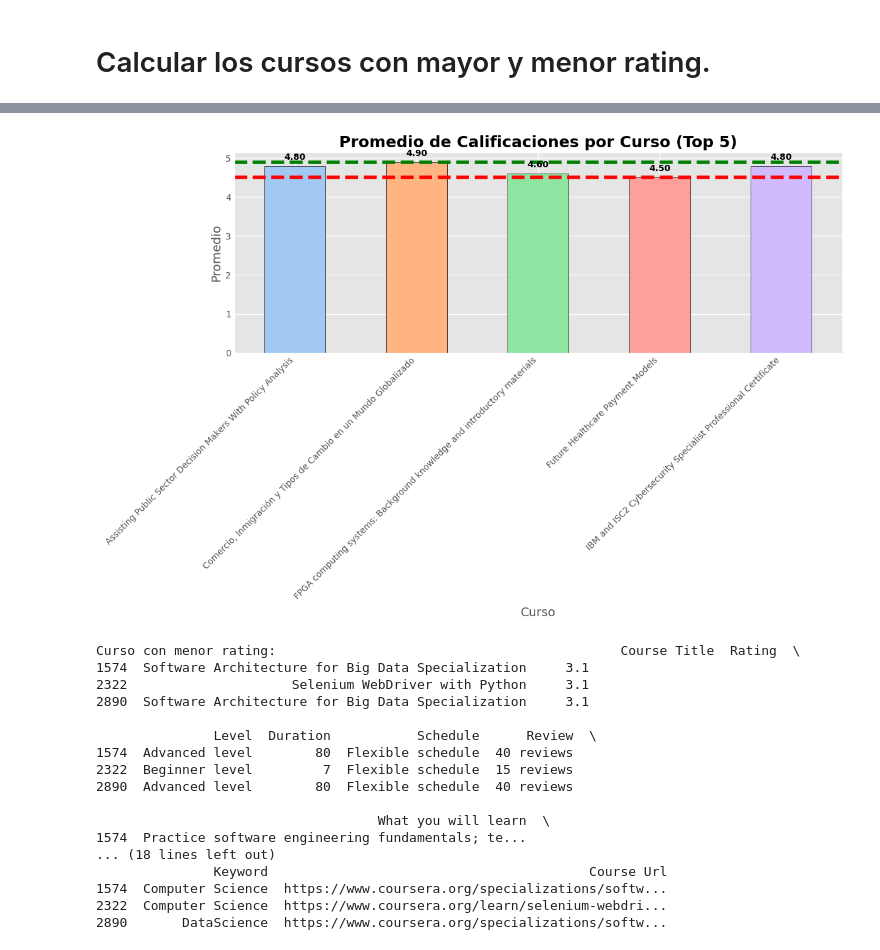
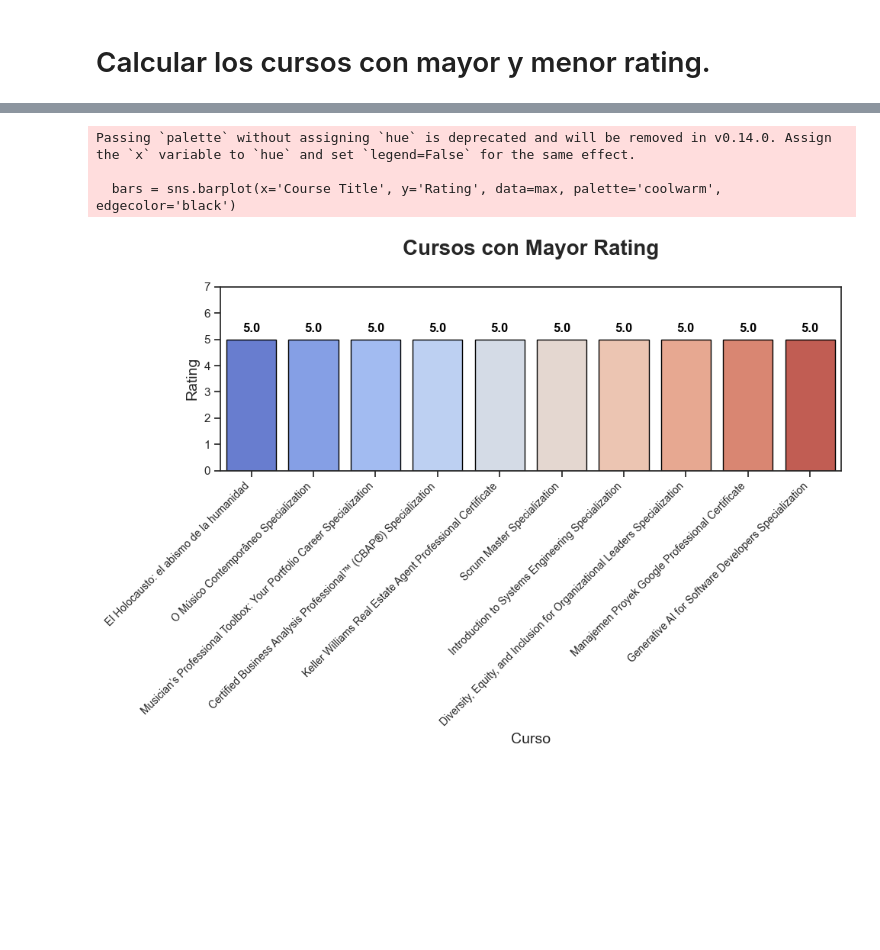
Before and after one commit to LorenaGarcia10SJ/-SS2-Seminario2_201700399, a Jupyter notebook: [SS2]Practica2_201700399/Practica2.ipynb, the cells around one changed output, grey strips where cells are left out. Drawn from its saved outputs; the diff is of its cells as text; code cells hidden in the pictures; blank space fills up the shorter version.

```diff
--- a/[SS2]Practica2_201700399/Practica2.ipynb
+++ b/[SS2]Practica2_201700399/Practica2.ipynb
@@ -159,67 +165,30 @@ Name: Rating, dtype: float64
 # %%
-max_rating = df[df['Rating'] == df['Rating'].max()]
-min_rating = df[df['Rating'] == df['Rating'].min()]
+max = df.nlargest(10, 'Rating')
 
-mayor = max_rating['Course Title'].values[0]
-menor = min_rating['Course Title'].values[0]
+plt.figure(figsize=(10, 7))
+sns.set(style="ticks")
 
-plt.figure(figsize=(12, 8))
-
-colors = sns.color_palette("pastel")
-
-# Crear el gráfico de barras
-bars = promedio.head(5).plot(kind='bar', color=colors, edgecolor='black')
-
-# Resaltar el curso con la máxima calificación
-if mayor in promedio.index:
-    bars.patches[promedio.index.get_loc(mayor)].set_facecolor('green')
-if menor in promedio.index:
-    bars.patches[promedio.index.get_loc(menor)].set_facecolor('red')
+bars = sns.barplot(x='Course Title', y='Rating', data=max, palette='coolwarm', edgecolor='black')
 
 # Etiquetas de gráfica
 for bar in bars.patches:
-    bars.annotate(f'{bar.get_height():.2f}',
+    bars.annotate(f'{bar.get_height():.1f}',
                   (bar.get_x() + bar.get_width() / 2, bar.get_height()),
                   ha='center', va='bottom',
                   xytext=(0, 5),
                   textcoords='offset points',
-                  fontsize=10, fontweight='bold')
+                  fontsize=12, fontweight='bold', color='black')
 
-# Títulos y etiquetas
-plt.title('Promedio de Calificaciones por Curso (Top 5)', fontsize=18, fontweight='bold')
-plt.ylabel('Promedio', fontsize=14)
+plt.title('Cursos con Mayor Rating', fontsize=20, fontweight='bold',pad=30)
+plt.ylabel('Rating', fontsize=14)
 plt.xlabel('Curso', fontsize=14)
 plt.xticks(rotation=45, ha='right', fontsize=10)
-
-# Leyenda
-plt.axhline(y=promedio.max(), color='green', linestyle='--', label='Máxima calificación')
-plt.axhline(y=promedio.min(), color='red', linestyle='--', label='Mínima calificación')
+plt.ylim(0, 7)
 
 plt.tight_layout()
 plt.show()
 # %% [output]
+Passing `palette` without assigning `hue` is deprecated and will be removed in v0.14.0. Assign the `x` variable to `hue` and set `legend=False` for the same effect.
+
+  bars = sns.barplot(x='Course Title', y='Rating', data=max, palette='coolwarm', edgecolor='black')
-[figure, old version]
+[figure, new version]
-# %%
-max_rating = df[df['Rating'] == df['Rating'].max()]
-min_rating = df[df['Rating'] == df['Rating'].min()]
-
-#print("Curso con mayor rating:", max_rating)
-print("Curso con menor rating:", min_rating.head(3))
-# %% [output]
-Curso con menor rating:                                            Course Title  Rating  \
-1574  Software Architecture for Big Data Specialization     3.1
-2322                     Selenium WebDriver with Python     3.1
-2890  Software Architecture for Big Data Specialization     3.1
-
-               Level  Duration           Schedule      Review  \
-1574  Advanced level        80  Flexible schedule  40 reviews
-2322  Beginner level         7  Flexible schedule  15 reviews
-2890  Advanced level        80  Flexible schedule  40 reviews
-
-                                    What you will learn  \
-1574  Practice software engineering fundamentals; te...
-... (18 lines left out)
-               Keyword                                         Course Url
-1574  Computer Science  https://www.coursera.org/specializations/softw...
-2322  Computer Science  https://www.coursera.org/learn/selenium-webdri...
-2890       DataScience  https://www.coursera.org/specializations/softw...
```
Also changed, not shown: parts of 38 cells of this notebook.
